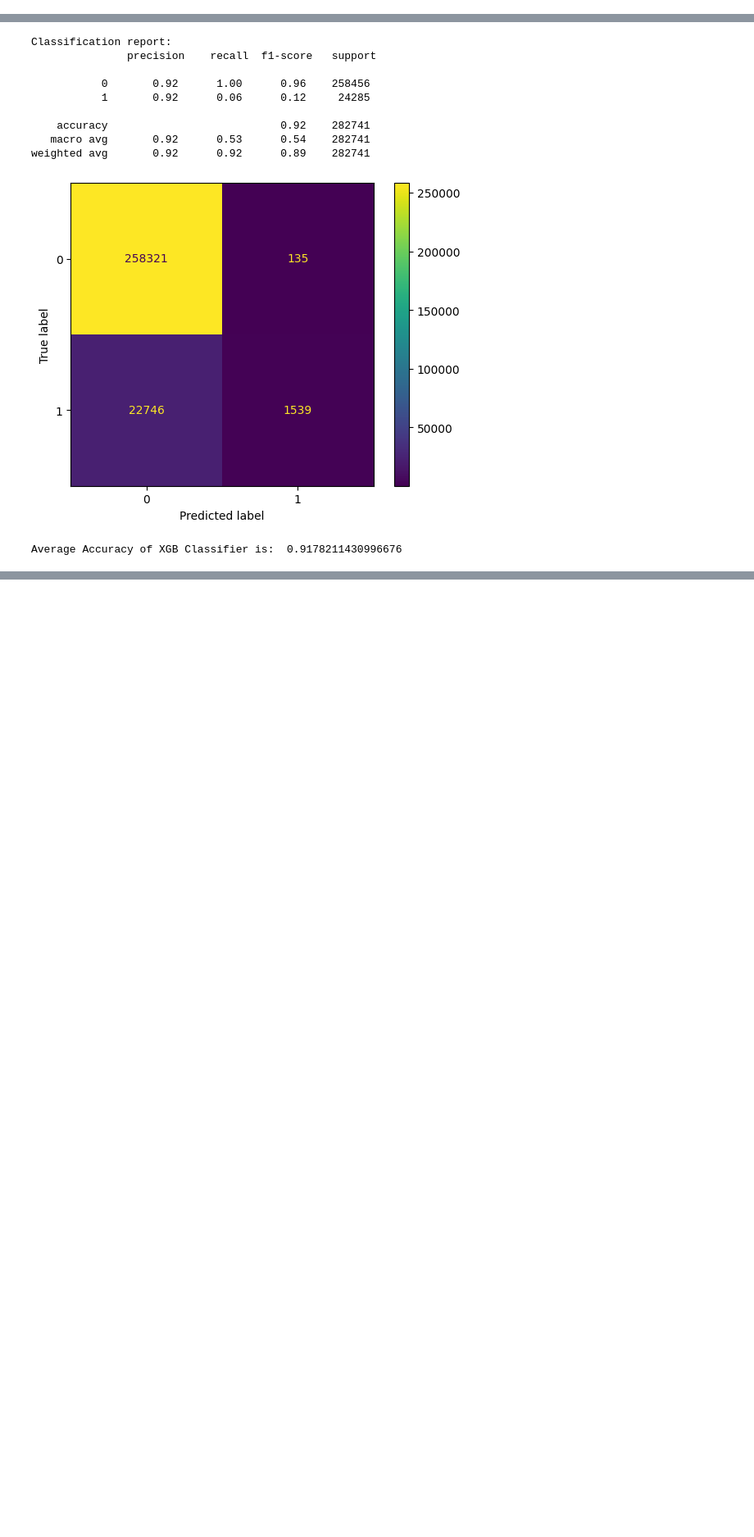
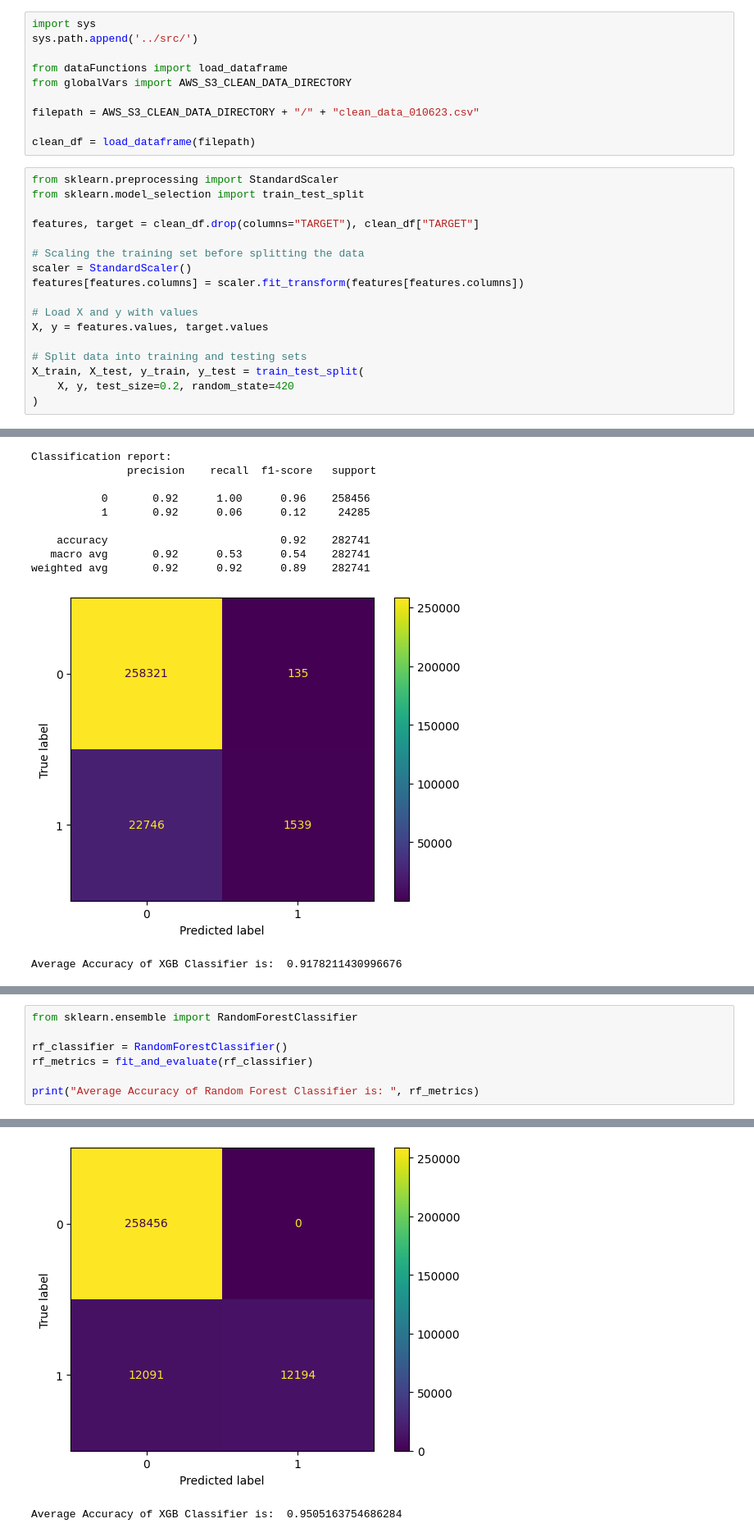
Before and after one commit to CR-Digital-Innovation/loan-default-prediction, a Jupyter notebook: notebooks/model_experimentation.ipynb, the cells around one changed output, grey strips where cells are left out. Shown: that part at 82% size. Saved outputs shown, nothing was run; the diff lists cells and outputs as text; blank space fills up the shorter version.

```diff
--- a/notebooks/model_experimentation.ipynb
+++ b/notebooks/model_experimentation.ipynb
@@ -11,3 +5,30 @@ from dataPreparation import X_train, X_test, y_train, y_test
+# %%
+import sys
+sys.path.append('../src/')
+
+from dataFunctions import load_dataframe
+from globalVars import AWS_S3_CLEAN_DATA_DIRECTORY
+
+filepath = AWS_S3_CLEAN_DATA_DIRECTORY + "/" + "clean_data_010623.csv"
+
+clean_df = load_dataframe(filepath)
+# %%
+from sklearn.preprocessing import StandardScaler
+from sklearn.model_selection import train_test_split
+
+features, target = clean_df.drop(columns="TARGET"), clean_df["TARGET"]
+
+# Scaling the training set before splitting the data
+scaler = StandardScaler()
+features[features.columns] = scaler.fit_transform(features[features.columns])
+
+# Load X and y with values
+X, y = features.values, target.values
+
+# Split data into training and testing sets
+X_train, X_test, y_train, y_test = train_test_split(
+    X, y, test_size=0.2, random_state=420
+)
 # %%
 print("Shape of X_train and y_train:", X_train.shape, y_train.shape)
 print("Shape of X_test and y_test:", X_test.shape, y_test.shape)
@@ -75,0 +86,8 @@ Accuracy on val set: 0.9141652607863734
+# %%
+from sklearn.ensemble import RandomForestClassifier
+
+rf_classifier = RandomForestClassifier()
+rf_metrics = fit_and_evaluate(rf_classifier)
+
+print("Average Accuracy of Random Forest Classifier is: ", rf_metrics)
+# %% [output]
@@ -75,0 +103,2 @@ Accuracy on val set: 0.9141652607863734
+[figure, added]
+Average Accuracy of XGB Classifier is:  0.9505163754686284
```
Also changed, not shown: parts of 11 cells of this notebook.
